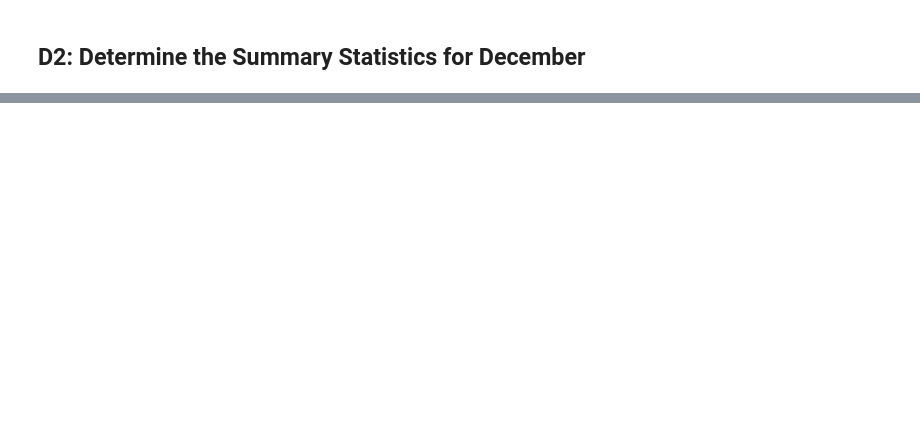
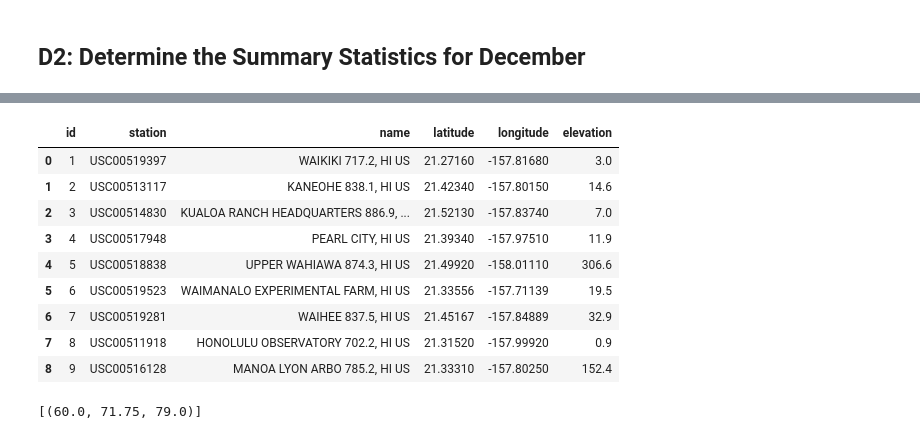
Before and after one commit to Jacqueline-Esbri/Surfs_Up, a Jupyter notebook: SurfsUp_Challenge.ipynb, the cells around one changed output, grey strips where cells are left out. Saved outputs shown, nothing was run; the diff lists cells and outputs as text; code cells hidden in the pictures; blank space fills up the shorter version.

```diff
--- a/SurfsUp_Challenge.ipynb
+++ b/SurfsUp_Challenge.ipynb
@@ -47,0 +181,29 @@ mth_june = dt.date(2017, 06, 01, 2017, 06, 30)
+# %%
+import os
+# import station file
+station_file = "station.csv"
+station_path = os.path.join('./Resources', station_file)
+
+station_df = pd.read_csv(station_path)
+station_df.head(9)
+# %% [output]
+|  | id | station | name | latitude | longitude | elevation |
+| 0 | 1 | USC00519397 | WAIKIKI 717.2, HI US | 21.27160 | -157.81680 | 3.0 |
+| 1 | 2 | USC00513117 | KANEOHE 838.1, HI US | 21.42340 | -157.80150 | 14.6 |
+| 2 | 3 | USC00514830 | KUALOA RANCH HEADQUARTERS 886.9, ... | 21.52130 | -157.83740 | 7.0 |
+| 3 | 4 | USC00517948 | PEARL CITY, HI US | 21.39340 | -157.97510 | 11.9 |
+| 4 | 5 | USC00518838 | UPPER WAHIAWA 874.3, HI US | 21.49920 | -158.01110 | 306.6 |
+| 5 | 6 | USC00519523 | WAIMANALO EXPERIMENTAL FARM, HI US | 21.33556 | -157.71139 | 19.5 |
+| 6 | 7 | USC00519281 | WAIHEE 837.5, HI US | 21.45167 | -157.84889 | 32.9 |
+| 7 | 8 | USC00511918 | HONOLULU OBSERVATORY 702.2, HI US | 21.31520 | -157.99920 | 0.9 |
+| 8 | 9 | USC00516128 | MANOA LYON ARBO 785.2, HI US | 21.33310 | -157.80250 | 152.4 |
+# %%
+# Daily normal avg historical temp (min,avg, max) Christmas Day
+
+def daily_normals(date):
+    sel = [func.min(Measurement.tobs), func.avg(Measurement.tobs), func.max(Measurement.tobs)]
+    return session.query(*sel).filter(func.strftime("%m-%d", Measurement.date) == date).all()
+
+daily_normals("12-25")
+# %% [output]
+[(60.0, 71.75, 79.0)]
```
Also changed, not shown: parts of 17 cells of this notebook, 14 other files.
